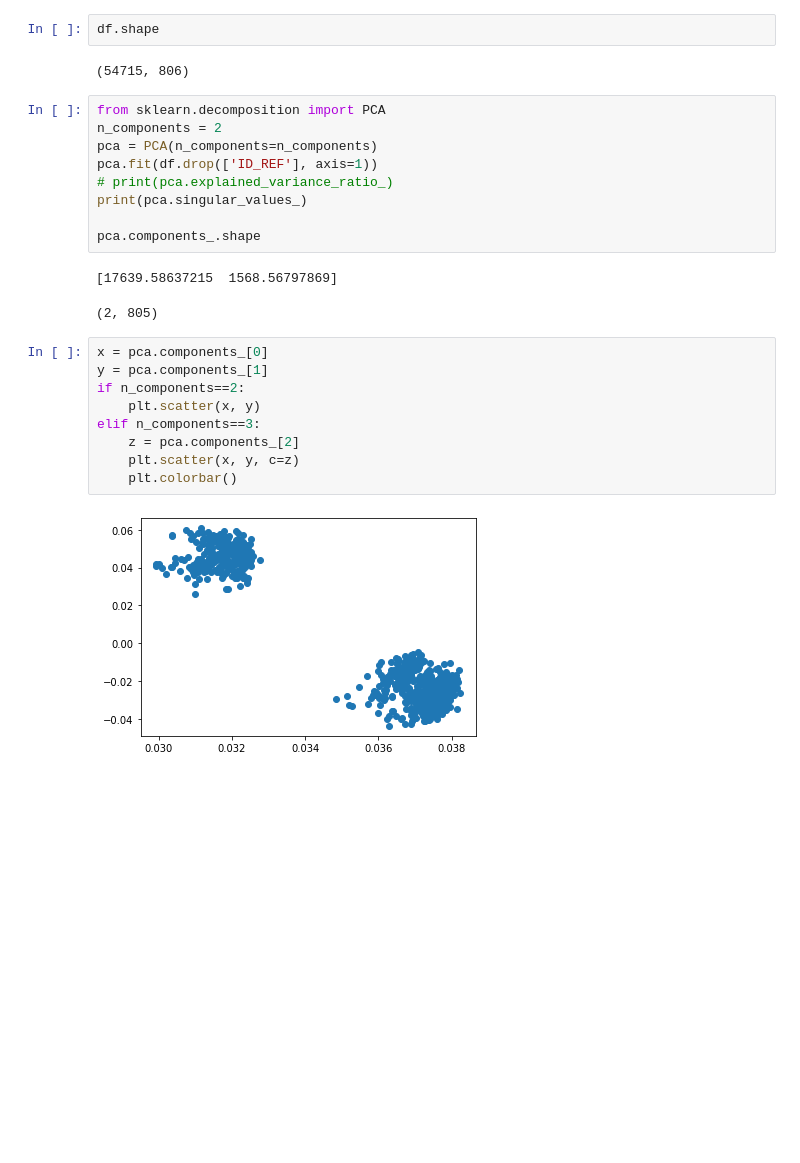
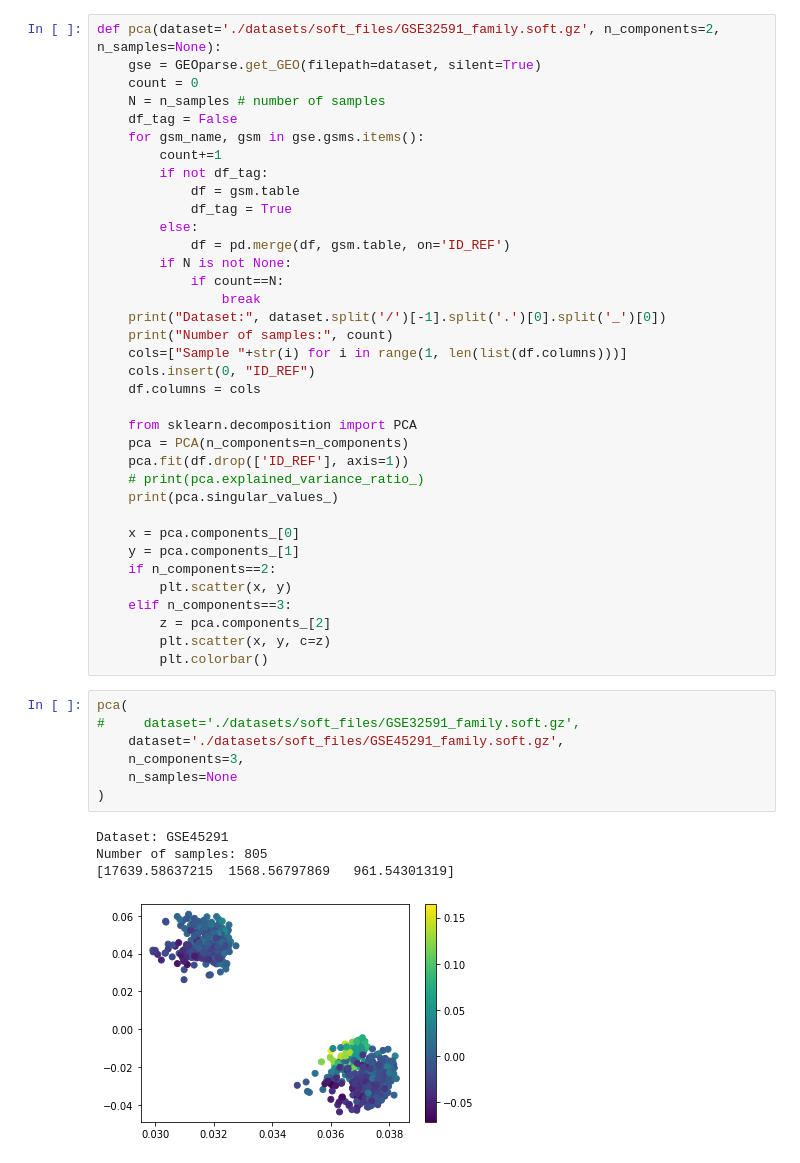
Before and after one commit to Nikunj-Gupta/Gene-Regulatory-Network-inference-in-Autoimmune-Diseases, a Jupyter notebook: pca.ipynb, the cells around one changed output. Saved outputs shown, nothing was run; the diff lists cells and outputs as text; blank space fills up the shorter version.

```diff
--- a/pca.ipynb
+++ b/pca.ipynb
@@ -183,27 +13,48 @@ df.head()
-# %%
-df.shape
-# %% [output]
-(54715, 806)
-# %%
-from sklearn.decomposition import PCA
-n_components = 2
-pca = PCA(n_components=n_components)
-pca.fit(df.drop(['ID_REF'], axis=1))
-# print(pca.explained_variance_ratio_)
-print(pca.singular_values_)
-
-pca.components_.shape
-# %% [output]
-[17639.58637215  1568.56797869]
-(2, 805)
-# %%
-x = pca.components_[0]
-y = pca.components_[1]
-if n_components==2:
-    plt.scatter(x, y)
-elif n_components==3:
-    z = pca.components_[2]
-    plt.scatter(x, y, c=z)
-    plt.colorbar()
-# %% [output]
-[figure, removed]
+# %%
+def pca(dataset='./datasets/soft_files/GSE32591_family.soft.gz', n_components=2, n_samples=None):
+    gse = GEOparse.get_GEO(filepath=dataset, silent=True)
+    count = 0
+    N = n_samples # number of samples
+    df_tag = False
+    for gsm_name, gsm in gse.gsms.items():
+        count+=1
+        if not df_tag:
+            df = gsm.table
+            df_tag = True
+        else:
+            df = pd.merge(df, gsm.table, on='ID_REF')
+        if N is not None:
+            if count==N:
+                break
+    print("Dataset:", dataset.split('/')[-1].split('.')[0].split('_')[0])
+    print("Number of samples:", count)
+    cols=["Sample "+str(i) for i in range(1, len(list(df.columns)))]
+    cols.insert(0, "ID_REF")
+    df.columns = cols
+
+    from sklearn.decomposition import PCA
+    pca = PCA(n_components=n_components)
+    pca.fit(df.drop(['ID_REF'], axis=1))
+    # print(pca.explained_variance_ratio_)
+    print(pca.singular_values_)
+
+    x = pca.components_[0]
+    y = pca.components_[1]
+    if n_components==2:
+        plt.scatter(x, y)
+    elif n_components==3:
+        z = pca.components_[2]
+        plt.scatter(x, y, c=z)
+        plt.colorbar()
+# %%
+pca(
+#     dataset='./datasets/soft_files/GSE32591_family.soft.gz',
+    dataset='./datasets/soft_files/GSE45291_family.soft.gz',
+    n_components=3,
+    n_samples=None
+)
+# %% [output]
+Dataset: GSE45291
+Number of samples: 805
+[17639.58637215  1568.56797869   961.54301319]
+[figure, added]
```
Also changed, not shown: parts of 7 cells of this notebook.
